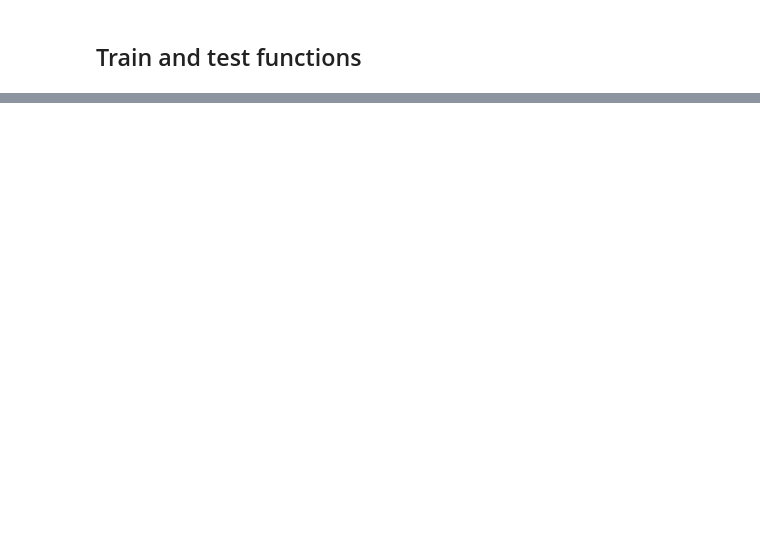
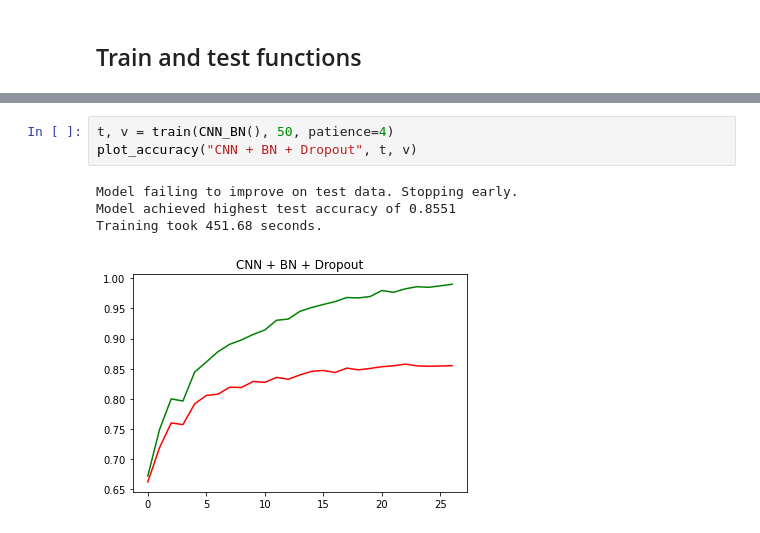
Before and after one commit to ThomScottW/CIFAR_CNNs, a Jupyter notebook: Experiments.ipynb, the cells around one changed output, grey strips where cells are left out. Drawn from its saved outputs; the diff is of its cells as text; blank space fills up the shorter version.

```diff
--- a/Experiments.ipynb
+++ b/Experiments.ipynb
@@ -456,0 +379,8 @@ train(ConvNet_Simple(), 30, 0.05, cifar_train_dl, cifar_test_dl, scheduler=False
+# %%
+t, v = train(CNN_BN(), 50, patience=4)
+plot_accuracy("CNN + BN + Dropout", t, v)
+# %% [output]
+Model failing to improve on test data. Stopping early.
+Model achieved highest test accuracy of 0.8551
+Training took 451.68 seconds.
+[figure, added]
```
Also changed, not shown: parts of 43 cells of this notebook.
